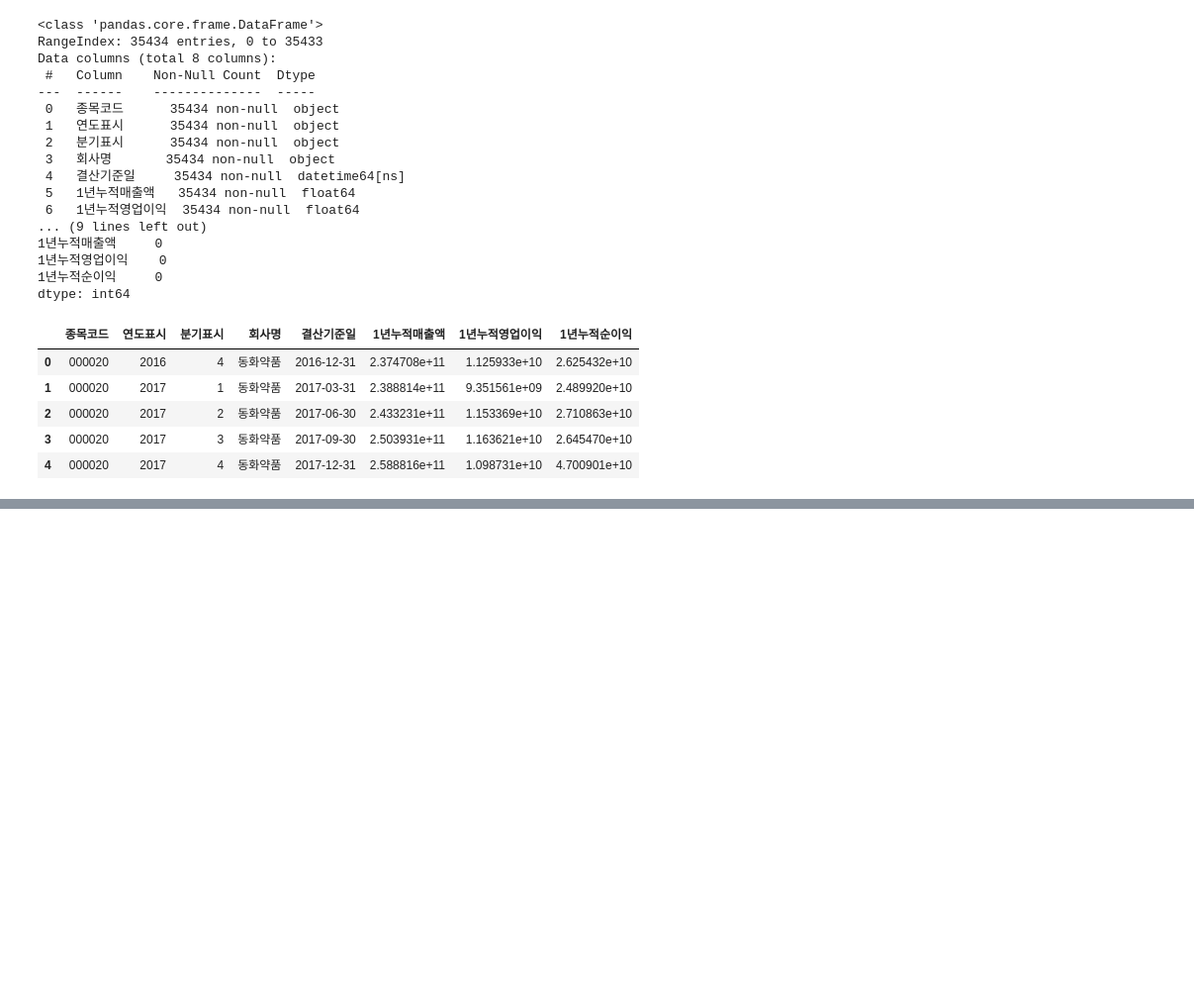
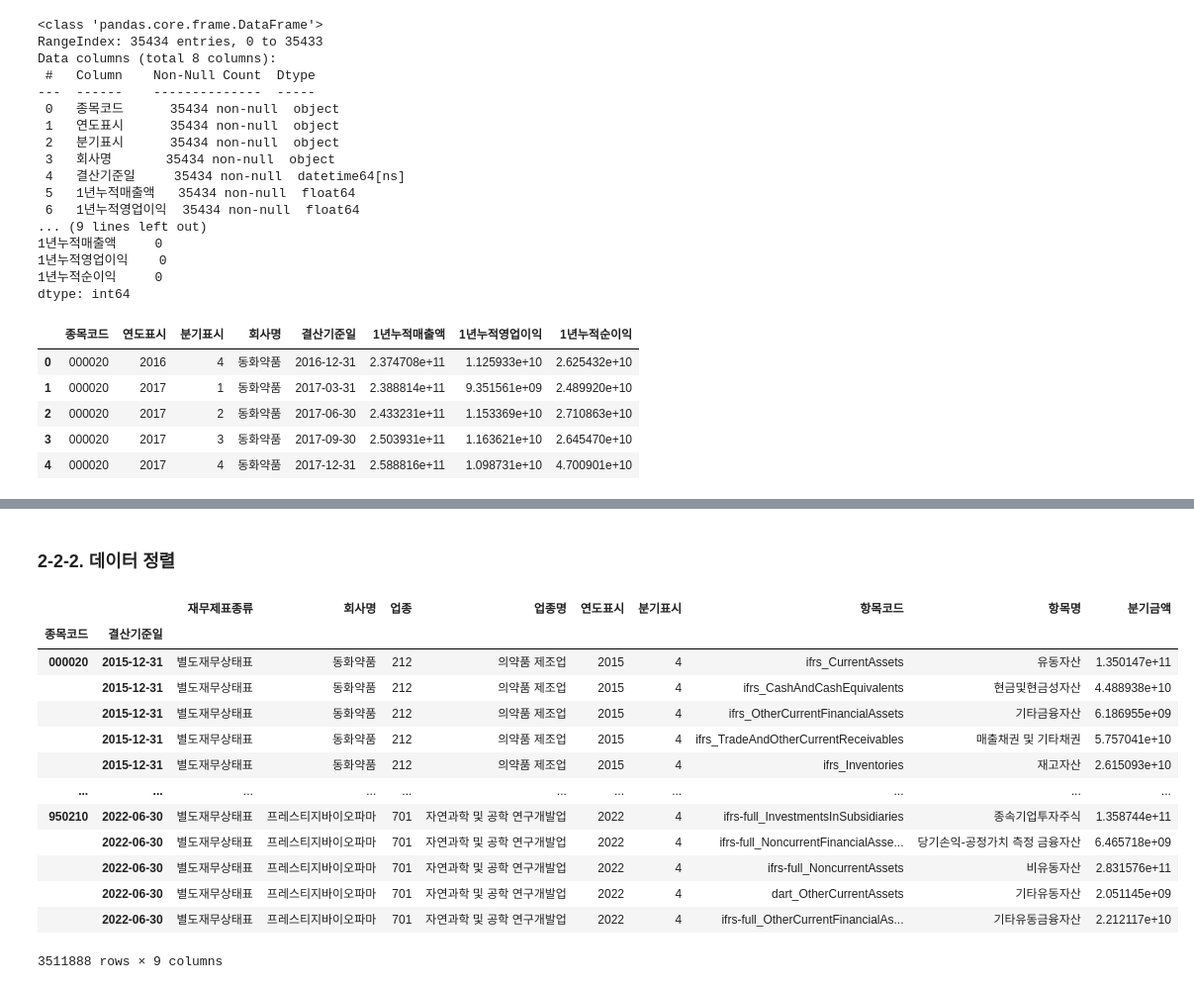
Before and after one commit to Ryong1998/snowball, a Jupyter notebook: 3_Data_Preparation.ipynb, the cells around one changed output, grey strips where cells are left out. Shown at 99% size. Drawn from its saved outputs; the diff is of its cells as text; code cells hidden in the pictures; blank space fills up the shorter version.

```diff
--- a/3_Data_Preparation.ipynb
+++ b/3_Data_Preparation.ipynb
@@ -2600,0 +2658,25 @@ df_PL_final.to_pickle('/content/drive/MyDrive/snowball/data/After_data_preproces
+# %% [markdown]
+### 2-2-2. 데이터 정렬
+# %%
+df_Dart_BS_origin = df_Dart_BS.set_index(['종목코드','결산기준일'])
+
+# df_Dart_BS_origin이 이미 정의되어 있다
+order = ['연결재무상태표', '별도재무상태표']
+df_Dart_BS_origin['재무제표종류'] = pd.Categorical(df_Dart_BS_origin['재무제표종류'], categories=order, ordered=True)
+df_Dart_BS_origin = df_Dart_BS_origin.sort_values('재무제표종류').sort_index() # '재무제표종류'컬럼으로 정렬 한 뒤, 다시 인덱스로 정렬
+df_Dart_BS_origin
+# %% [output]
+|  |  | 재무제표종류 | 회사명 | 업종 | 업종명 | 연도표시 | 분기표시 | 항목코드 | 항목명 | 분기금액 |
+| 종목코드 | 결산기준일 |  |  |  |  |  |  |  |  |  |
+| 000020 | 2015-12-31 | 별도재무상태표 | 동화약품 | 212 | 의약품 제조업 | 2015 | 4 | ifrs_CurrentAssets | 유동자산 | 1.350147e+11 |
+|  | 2015-12-31 | 별도재무상태표 | 동화약품 | 212 | 의약품 제조업 | 2015 | 4 | ifrs_CashAndCashEquivalents | 현금및현금성자산 | 4.488938e+10 |
+|  | 2015-12-31 | 별도재무상태표 | 동화약품 | 212 | 의약품 제조업 | 2015 | 4 | ifrs_OtherCurrentFinancialAssets | 기타금융자산 | 6.186955e+09 |
+|  | 2015-12-31 | 별도재무상태표 | 동화약품 | 212 | 의약품 제조업 | 2015 | 4 | ifrs_TradeAndOtherCurrentReceivables | 매출채권 및 기타채권 | 5.757041e+10 |
+|  | 2015-12-31 | 별도재무상태표 | 동화약품 | 212 | 의약품 제조업 | 2015 | 4 | ifrs_Inventories | 재고자산 | 2.615093e+10 |
+| ... | ... | ... | ... | ... | ... | ... | ... | ... | ... | ... |
+| 950210 | 2022-06-30 | 별도재무상태표 | 프레스티지바이오파마 | 701 | 자연과학 및 공학 연구개발업 | 2022 | 4 | ifrs-full_InvestmentsInSubsidiaries | 종속기업투자주식 | 1.358744e+11 |
+|  | 2022-06-30 | 별도재무상태표 | 프레스티지바이오파마 | 701 | 자연과학 및 공학 연구개발업 | 2022 | 4 | ifrs-full_NoncurrentFinancialAsse... | 당기손익-공정가치 측정 금융자산 | 6.465718e+09 |
+|  | 2022-06-30 | 별도재무상태표 | 프레스티지바이오파마 | 701 | 자연과학 및 공학 연구개발업 | 2022 | 4 | ifrs-full_NoncurrentAssets | 비유동자산 | 2.831576e+11 |
+|  | 2022-06-30 | 별도재무상태표 | 프레스티지바이오파마 | 701 | 자연과학 및 공학 연구개발업 | 2022 | 4 | dart_OtherCurrentAssets | 기타유동자산 | 2.051145e+09 |
+|  | 2022-06-30 | 별도재무상태표 | 프레스티지바이오파마 | 701 | 자연과학 및 공학 연구개발업 | 2022 | 4 | ifrs-full_OtherCurrentFinancialAs... | 기타유동금융자산 | 2.212117e+10 |
+3511888 rows × 9 columns
```
Also changed, not shown: parts of 50 cells of this notebook.
